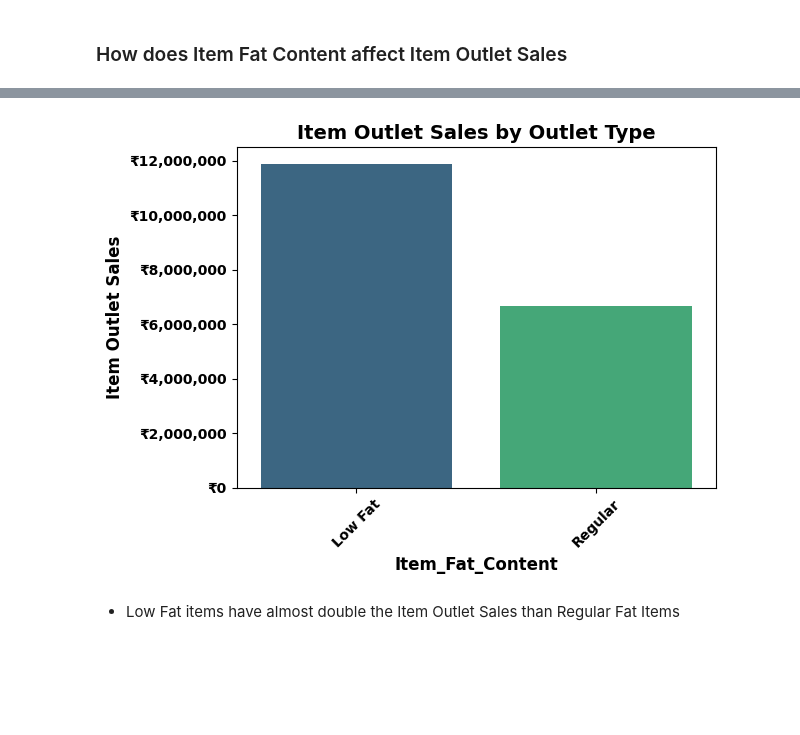
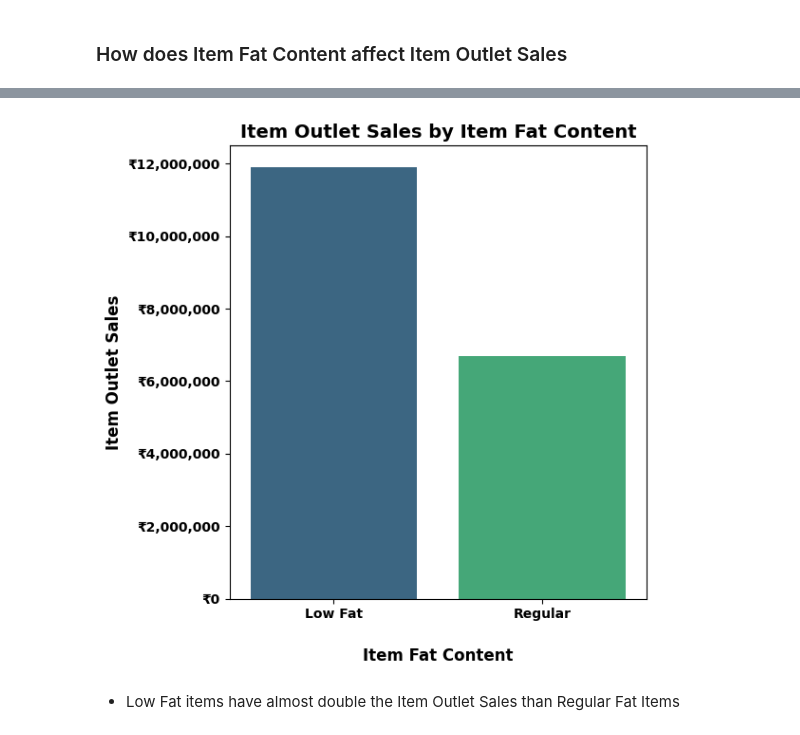
Before and after one commit to evany24/Predictions-of-Product-Sales, a Jupyter notebook: Prediction_of_Product_Sales.ipynb, the cells around one changed output, grey strips where cells are left out. Cells and saved outputs as stored; diff of their text form; code cells hidden in the pictures; blank space fills up the shorter version.

```diff
--- a/Prediction_of_Product_Sales.ipynb
+++ b/Prediction_of_Product_Sales.ipynb
@@ -639,20 +964,28 @@ plt.show()
 # %%
-# groupby and sort values by Item_Outlet_Sales
+# get sum and sort value counts for dataframe with grouped Outlet Size and Item Outlet Sales
 df_sorted = df.groupby('Item_Fat_Content')['Item_Outlet_Sales'].sum().reset_index().sort_values('Item_Outlet_Sales', ascending=False)
-# create barplot
-ax = sns.barplot(x='Item_Fat_Content', y='Item_Outlet_Sales', data=df_sorted, palette='viridis')
-ax.set_title('Item Outlet Sales by Outlet Type', fontsize=14, weight='bold')
-ax.set_xlabel('Item_Fat_Content', fontsize=12, weight='bold')
+# set palette
+colors = sns.color_palette("viridis", n_colors=len(df_sorted))
+plt.figure(figsize=(6, 6))
+# make seaborn barplot
+ax = sns.barplot(data=df_sorted,
+                 x='Item_Fat_Content',
+                 y='Item_Outlet_Sales',
+                 palette=colors)
+# set labels
 ax.set_ylabel('Item Outlet Sales', fontsize=12, weight='bold')
-ax.ticklabel_format(style='plain', axis='y')
-plt.xticks(fontsize=10, weight='bold', rotation = 45)
+ax.set_xlabel('Item Fat Content', fontsize=12, weight='bold', labelpad =  20)
+# set title
+ax.set_title('Item Outlet Sales by Item Fat Content', fontsize=14, weight='bold')
+# set ticks
+plt.xticks(fontsize=10, weight='bold')
 plt.yticks(fontsize=10, weight='bold')
+# string formatter
 price_fmt = StrMethodFormatter("₹{x:,.0f}")
 ax.yaxis.set_major_formatter(price_fmt)
-plt.tight_layout()
-plt.show()
+plt.tight_layout();
 # %% [output]
-[figure, old version]
+[figure, new version]
 # %% [markdown]
 * Low Fat items have almost double the Item Outlet Sales than Regular Fat Items
 # %% [markdown]
```
Also changed, not shown: parts of 52 cells of this notebook.
